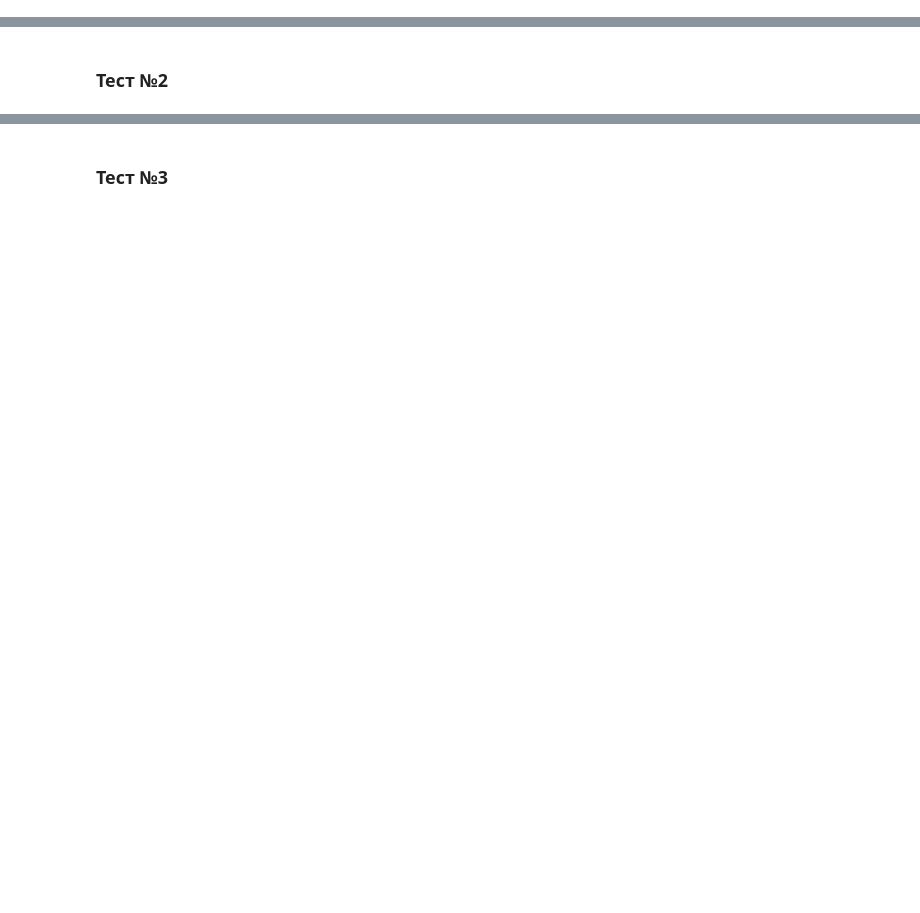
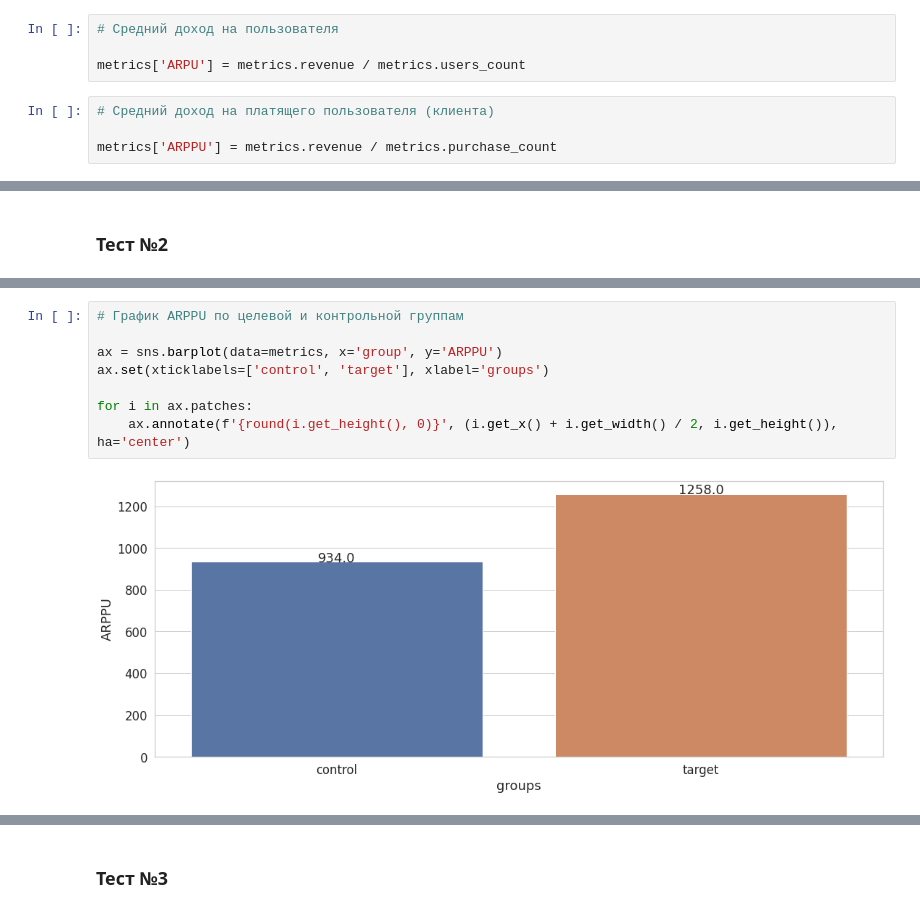
Before and after one commit to mulyug/final-project-karpov-courses, a Jupyter notebook: task_1.ipynb, the cells around one changed output, grey strips where cells are left out. Saved outputs shown, nothing was run; the diff lists cells and outputs as text; blank space fills up the shorter version.

```diff
--- a/task_1.ipynb
+++ b/task_1.ipynb
@@ -148,0 +151,8 @@ purchasing_users_target
+# %%
+# Средний доход на пользователя
+
+metrics['ARPU'] = metrics.revenue / metrics.users_count
+# %%
+# Средний доход на платящего пользователя (клиента)
+
+metrics['ARPPU'] = metrics.revenue / metrics.purchase_count
@@ -234,0 +230,10 @@ revenue_purchasing_crosstab
+# %%
+# График ARPPU по целевой и контрольной группам
+
+ax = sns.barplot(data=metrics, x='group', y='ARPPU')
+ax.set(xticklabels=['control', 'target'], xlabel='groups')
+
+for i in ax.patches:
+    ax.annotate(f'{round(i.get_height(), 0)}', (i.get_x() + i.get_width() / 2, i.get_height()), ha='center')
+# %% [output]
+[figure, added]
```
Also changed, not shown: parts of 70 cells of this notebook.
